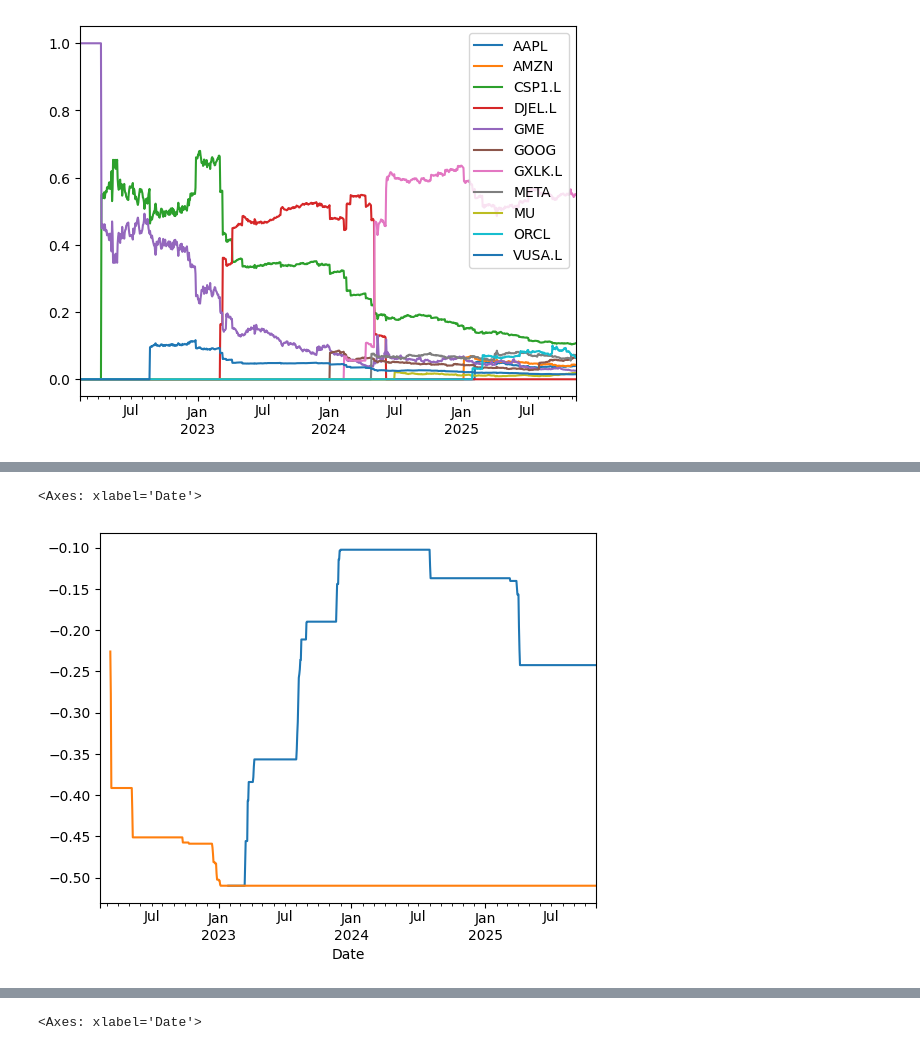
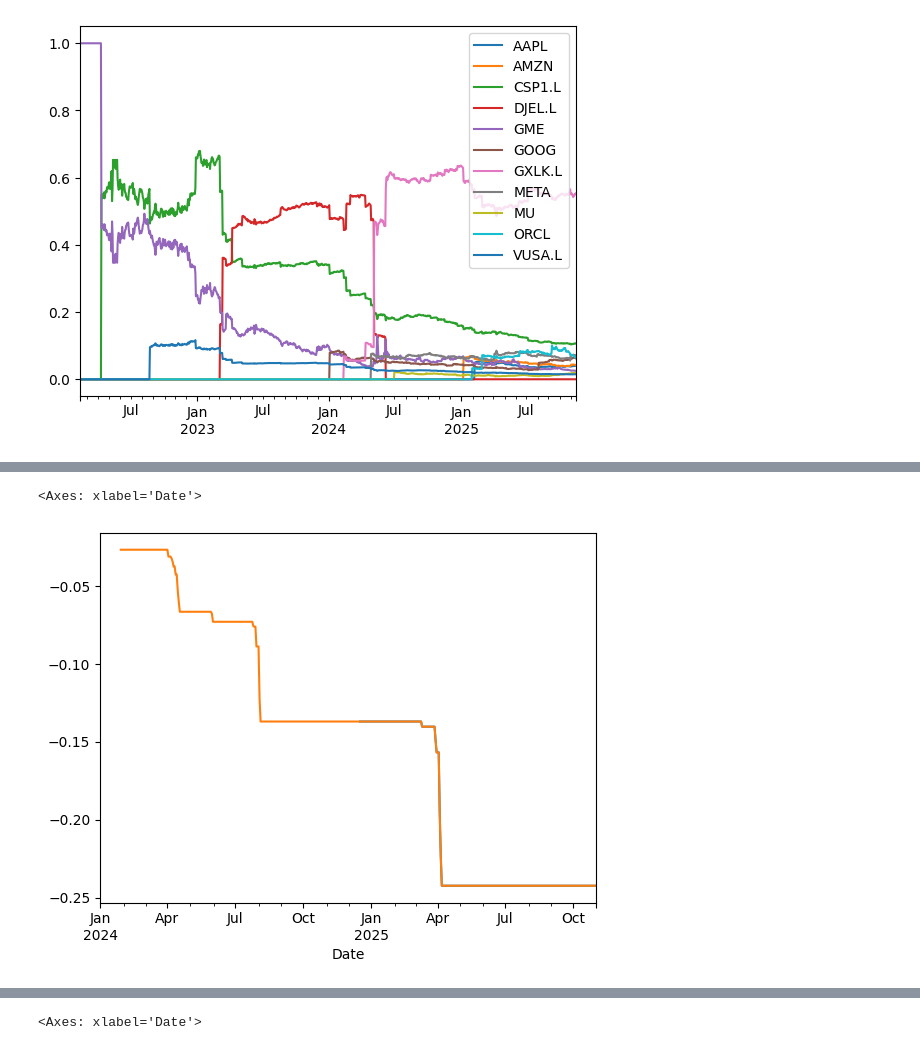
Before and after one commit to abirchLBG/Portfolio, a Jupyter notebook: poc.ipynb, the cells around one changed output, grey strips where cells are left out. Drawn from its saved outputs; the diff is of its cells as text; code cells hidden in the pictures.

```diff
--- a/poc.ipynb
+++ b/poc.ipynb
@@ -246,14 +210,14 @@ x = beta.expanding().plot()
 # %%
 from src.assessments.max_drawdown import MaxDrawdown
 
-max_dd = MaxDrawdown(config=config)
+max_dd = MaxDrawdown(config=config_active)
 max_dd.summary()
 max_dd.rolling().plot()
 max_dd.expanding().plot()
 # max_dd.results
 # %% [output]
 <Axes: xlabel='Date'>
-[figure, old version]
+[figure, new version]
 # %%
 from src.assessments.sharpe_ratio import SharpeRatio
 
```
Also changed, not shown: parts of 21 cells of this notebook, 27 other files.
